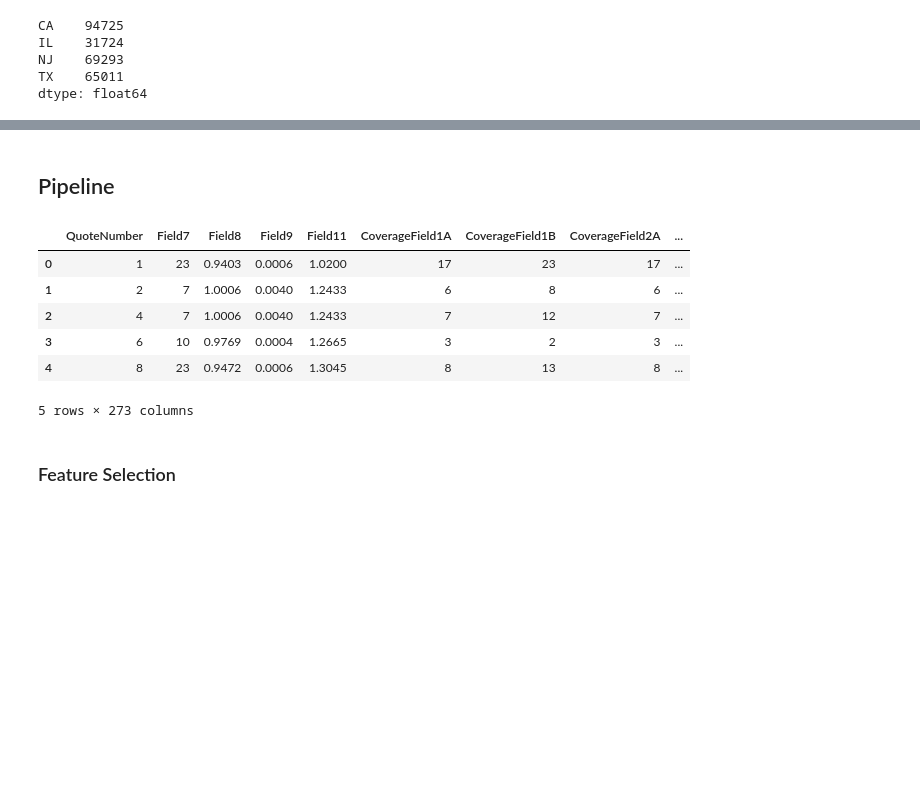
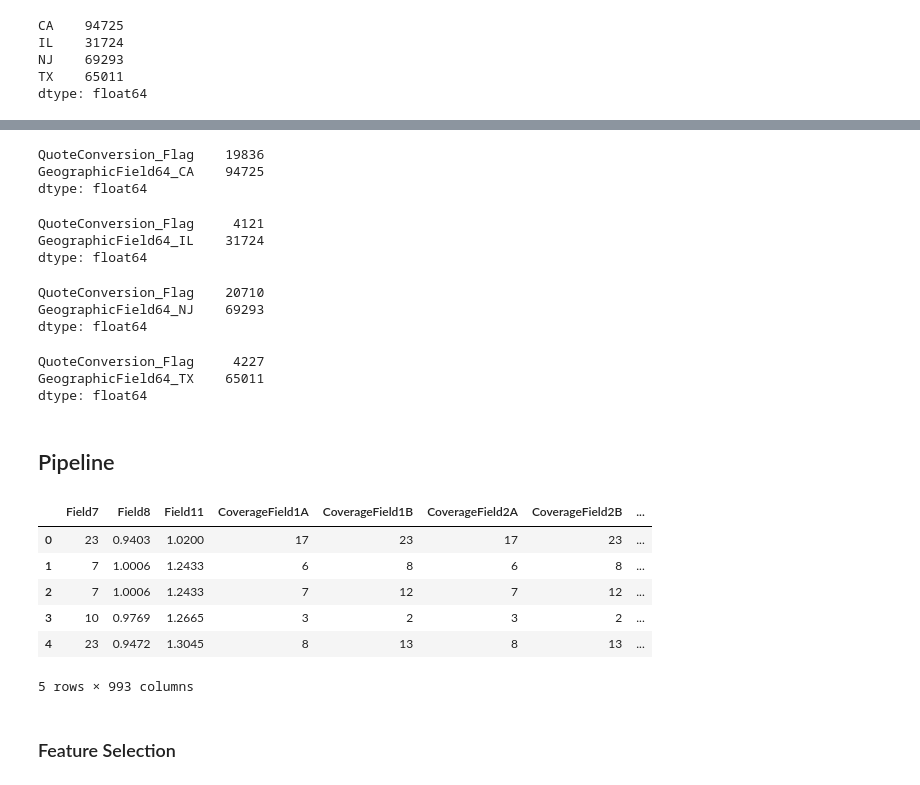
Before and after one commit to mfournierca/kaggle_homesite_quote_conversion, a Jupyter notebook: notebook.ipynb, the cells around one changed output, grey strips where cells are left out. Cells and saved outputs as stored; diff of their text form; code cells hidden in the pictures; blank space fills up the shorter version.

```diff
--- a/notebook.ipynb
+++ b/notebook.ipynb
@@ -54,7 +124,11 @@ df.describe()
 # %%
 def clean_data(df):
     df["Original_Quote_Date"] = df["Original_Quote_Date"].apply(pd.to_datetime)
+    df["Original_Quote_Year"] = df["Original_Quote_Date"].apply(lambda d: d.year)
     df["Original_Quote_Month"] = df["Original_Quote_Date"].apply(lambda d: d.month)
+    df["Original_Quote_Weekday"] = df["Original_Quote_Date"].apply(lambda d: d.dayofweek)
+    del df["Original_Quote_Date"]
+    del df["QuoteNumber"]
     df = df.dropna(how="any", axis=1)
     return df
 # %%
@@ -119,11 +182,11 @@ TX    65011
 dtype: float64
 # %%
 def get_categorical(df, col="GeographicField64"):
-    df_region = pd.merge(
-        df,
-        pd.get_dummies(df[col]),
+    df_cat = pd.merge(
+        df[[c for c in df.columns if c != col]],
+        pd.get_dummies(df[col], prefix=col),
         how="inner",
         left_index=True,
         right_index=True
     )
-    return df_region
+    return df_cat
@@ -174,0 +215,20 @@ dtype: float64
+# %%
+# split all columns with less than 100 unique values into categories
+
+minuniq = 10
+for col in df.columns:
+    if col == "QuoteConversion_Flag":
+        continue
+    s = set()
+    for val in df[col]:
+        s.add(val)
+        if len(s) > minuniq:
+            break
+
+    if len(s) <= minuniq or (df[col].dtype not in [np.dtype("float"), np.dtype("int")]):
+        print("transforming to categorical: {}".format(col))
+        df = get_categorical(df, col=col)
+    else:
+        print("skipping: {}".format(col))
+
+df.head()
@@ -175,23 +260,47 @@ dtype: float64
+# %%
+df[["QuoteConversion_Flag", "GeographicField64_CA"]][df["GeographicField64_CA"] == 1].sum()
+# %% [output]
+QuoteConversion_Flag    19836
+GeographicField64_CA    94725
+dtype: float64
+# %%
+df[["QuoteConversion_Flag", "GeographicField64_IL"]][df["GeographicField64_IL"] == 1].sum()
+# %% [output]
+QuoteConversion_Flag     4121
+GeographicField64_IL    31724
+dtype: float64
+# %%
+df[["QuoteConversion_Flag", "GeographicField64_NJ"]][df["GeographicField64_NJ"] == 1].sum()
+# %% [output]
+QuoteConversion_Flag    20710
+GeographicField64_NJ    69293
+dtype: float64
+# %%
+df[["QuoteConversion_Flag", "GeographicField64_TX"]][df["GeographicField64_TX"] == 1].sum()
+# %% [output]
+QuoteConversion_Flag     4227
+GeographicField64_TX    65011
+dtype: float64
 # %% [markdown]
 ## Pipeline
 # %%
 from sklearn.preprocessing import normalize
-def select_predictors_and_normalize(df):
+def select_predictors(df):
     df_predictors = df[[c for c in df.columns if c not in ["QuoteConversion_Flag"]]]
-    df_predictors = df_predictors.select_dtypes(["number"])
-    # df_normalized = normalize(df_predictors)
-    # df_normalized = pd.DataFrame(df_normalized)
+    #df_predictors = df_predictors.select_dtypes(["number"])
+    #df_normalized = normalize(df_predictors)
+    #df_normalized = pd.DataFrame(df_normalized)
     return df_predictors
 # %%
-df_normalized = select_predictors_and_normalize(df_region)
+df_normalized = select_predictors(df)
 df_normalized.head()
 # %% [output]
-|  | QuoteNumber | Field7 | Field8 | Field9 | Field11 | CoverageField1A | CoverageField1B | CoverageField2A | ... |
-| 0 | 1 | 23 | 0.9403 | 0.0006 | 1.0200 | 17 | 23 | 17 | ... |
-| 1 | 2 | 7 | 1.0006 | 0.0040 | 1.2433 | 6 | 8 | 6 | ... |
-| 2 | 4 | 7 | 1.0006 | 0.0040 | 1.2433 | 7 | 12 | 7 | ... |
-| 3 | 6 | 10 | 0.9769 | 0.0004 | 1.2665 | 3 | 2 | 3 | ... |
-| 4 | 8 | 23 | 0.9472 | 0.0006 | 1.3045 | 8 | 13 | 8 | ... |
+|  | Field7 | Field8 | Field11 | CoverageField1A | CoverageField1B | CoverageField2A | CoverageField2B | ... |
+| 0 | 23 | 0.9403 | 1.0200 | 17 | 23 | 17 | 23 | ... |
+| 1 | 7 | 1.0006 | 1.2433 | 6 | 8 | 6 | 8 | ... |
+| 2 | 7 | 1.0006 | 1.2433 | 7 | 12 | 7 | 12 | ... |
+| 3 | 10 | 0.9769 | 1.2665 | 3 | 2 | 3 | 2 | ... |
+| 4 | 23 | 0.9472 | 1.3045 | 8 | 13 | 8 | 13 | ... |
-5 rows × 273 columns
+5 rows × 993 columns
 # %% [markdown]
 ### Feature Selection
```
Also changed, not shown: parts of 42 cells of this notebook.
